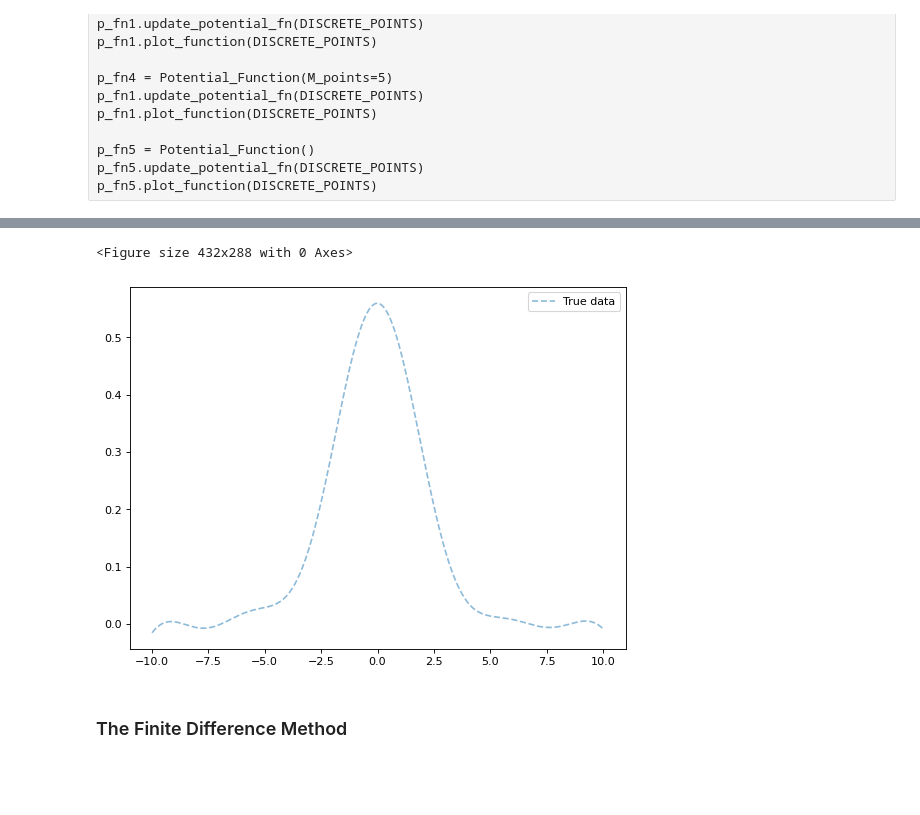
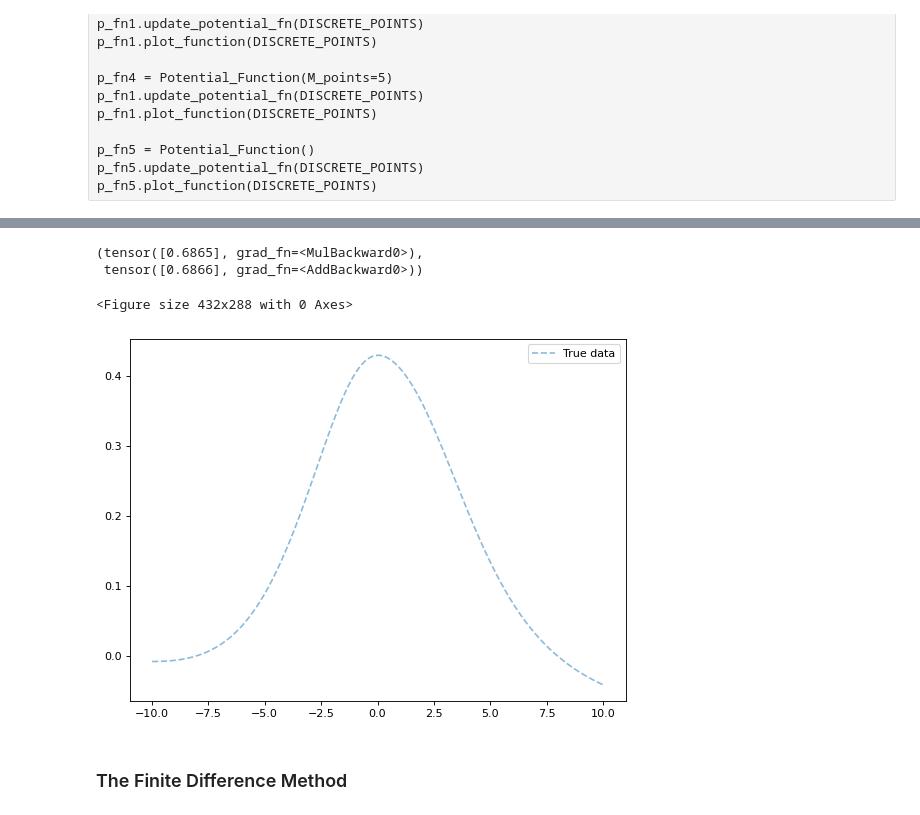
Before and after one commit to trungdoquoc/reu-math-2022, a Jupyter notebook: Data-running version.ipynb, the cells around one changed output, grey strips where cells are left out. Cells and saved outputs as stored; diff of their text form; code cells hidden in the pictures; blank space fills up the shorter version.

```diff
--- a/Data-running version.ipynb
+++ b/Data-running version.ipynb
@@ -575,14 +575,19 @@ epoch 15100, loss with penalty 0.9902850389480591
+# %%
+epsilon_Loss_penalty(p_fn1, res_1_1_sigmoid[3], LAMBDA_PEN, U_BOUND, DISCRETE_POINTS)
+# %% [output]
+(tensor([0.6865], grad_fn=<MulBackward0>),
+ tensor([0.6866], grad_fn=<AddBackward0>))
 # %%
 x_values = np.linspace(L_BOUND, U_BOUND, N_POINTS)
 x_vals = [torch.tensor([i], requires_grad=True, dtype=torch.float) for i in np.linspace(L_BOUND, U_BOUND, N_POINTS)]
 
-model_output = model_on_interval(res_1_1_sin[3], DISCRETE_POINTS)
+model_output = model_on_interval(res_1_1_sigmoid[3], DISCRETE_POINTS)
 
 plot_figure(x_values, model_output)
 # plot_figure(x_values, model_output)
 # %% [output]
 <Figure size 432x288 with 0 Axes>
-[figure, old version]
+[figure, new version]
 # %% [markdown]
 ### The Finite Difference Method
 # %%
```
Also changed, not shown: parts of 2 cells of this notebook, 3 other files.
